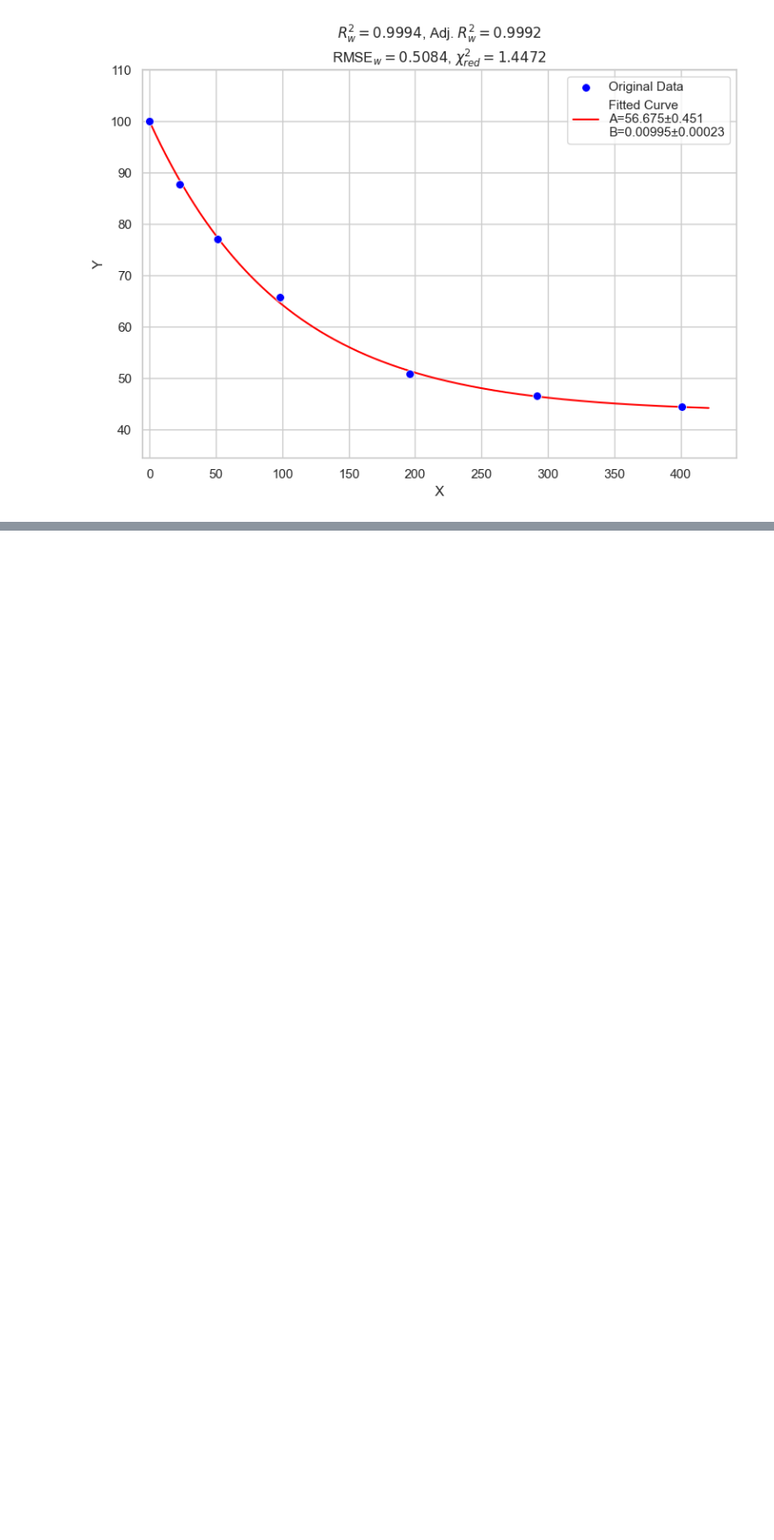
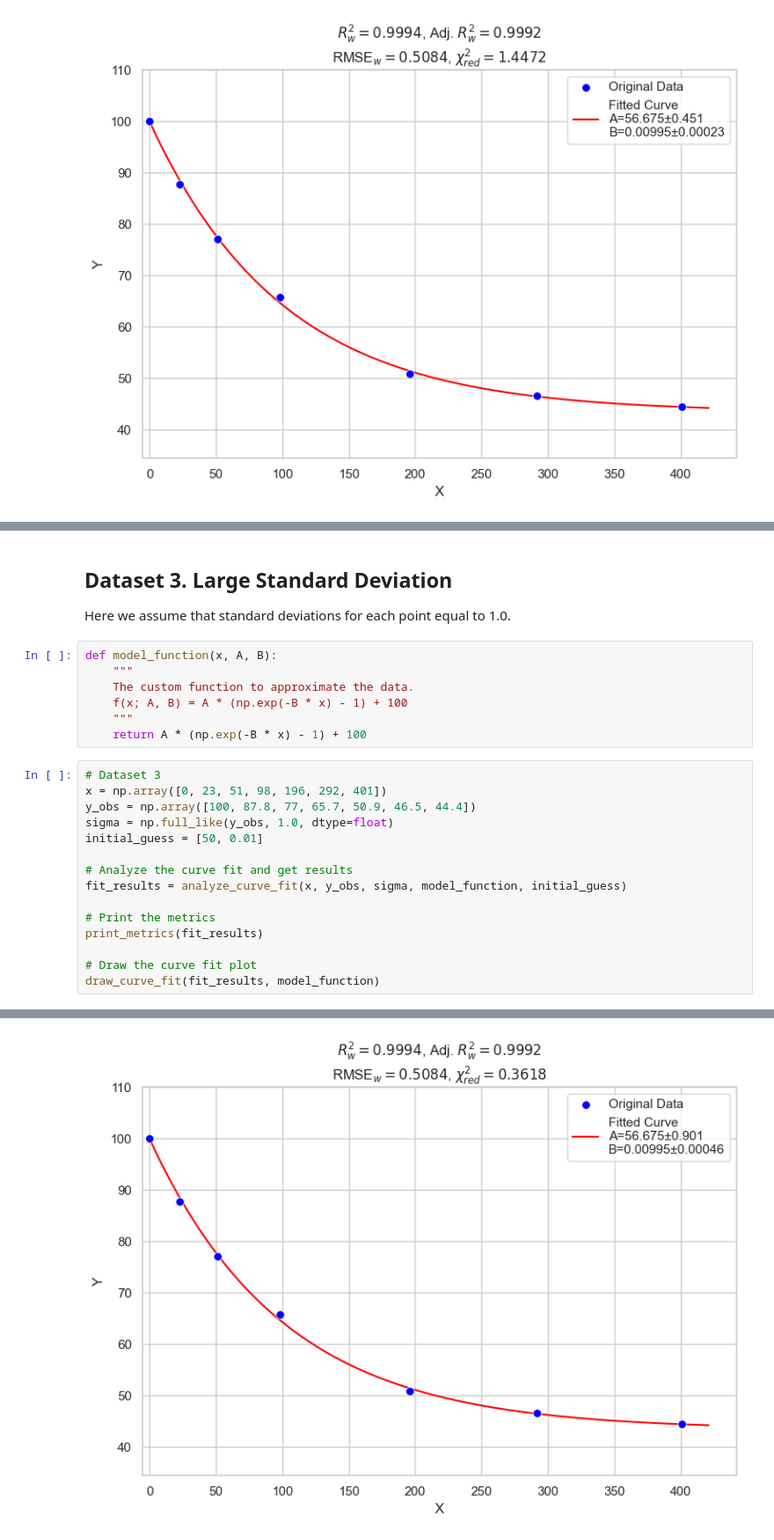
Before and after one commit to Yakovliev/quantopia, a Jupyter notebook: _sources/math/01_basics/weighted-least-squares-code-3.ipynb, the cells around one changed output, grey strips where cells are left out. Shown at 88% size. Cells and saved outputs as stored; diff of their text form; blank space fills up the shorter version.

```diff
--- a/_sources/math/01_basics/weighted-least-squares-code-3.ipynb
+++ b/_sources/math/01_basics/weighted-least-squares-code-3.ipynb
@@ -639,0 +649,27 @@ AICc (Corrected AIC): 17.3971
+# %% [markdown]
+## Dataset 3. Large Standard Deviation
+
+Here we assume that standard deviations for each point equal to 1.0.
+# %%
+def model_function(x, A, B):
+    """
+    The custom function to approximate the data.
+    f(x; A, B) = A * (np.exp(-B * x) - 1) + 100
+    """
+    return A * (np.exp(-B * x) - 1) + 100
+# %%
+# Dataset 3
+x = np.array([0, 23, 51, 98, 196, 292, 401])
+y_obs = np.array([100, 87.8, 77, 65.7, 50.9, 46.5, 44.4])
+sigma = np.full_like(y_obs, 1.0, dtype=float)
+initial_guess = [50, 0.01]
+
+# Analyze the curve fit and get results
+fit_results = analyze_curve_fit(x, y_obs, sigma, model_function, initial_guess)
+
+# Print the metrics
+print_metrics(fit_results)
+
+# Draw the curve fit plot
+draw_curve_fit(fit_results, model_function)
+# %% [output]
@@ -639,0 +693 @@ AICc (Corrected AIC): 17.3971
+[figure, added]
```
Also changed, not shown: parts of 12 cells of this notebook, 6 other files.
